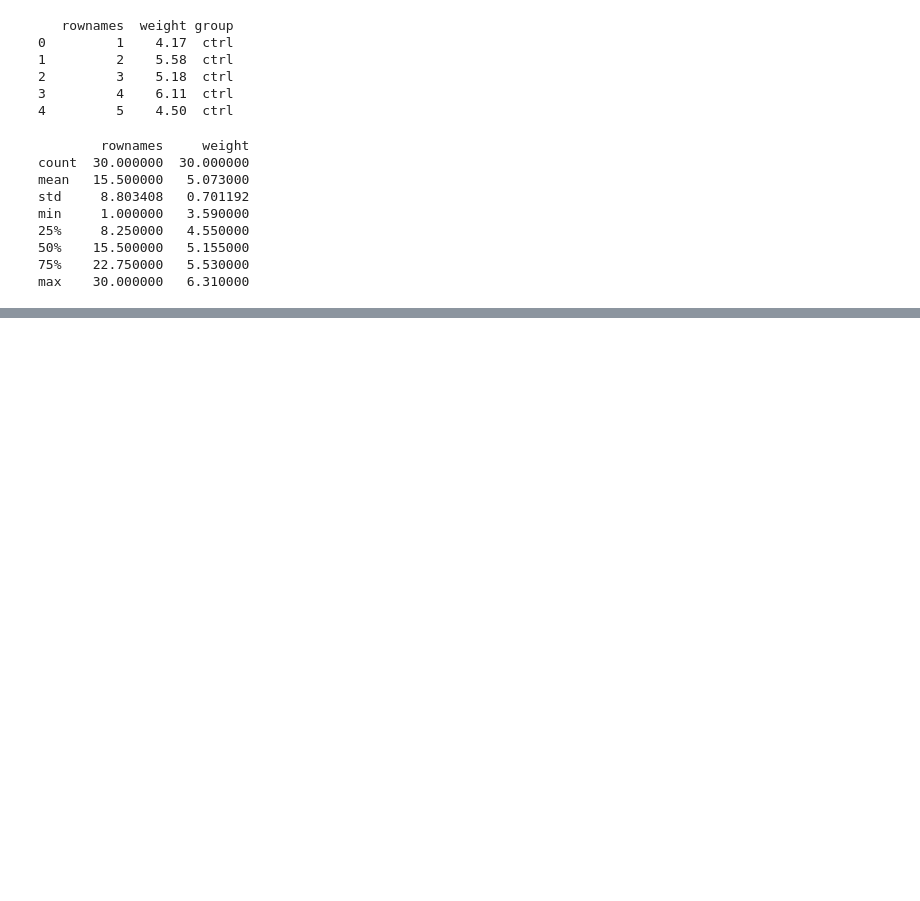
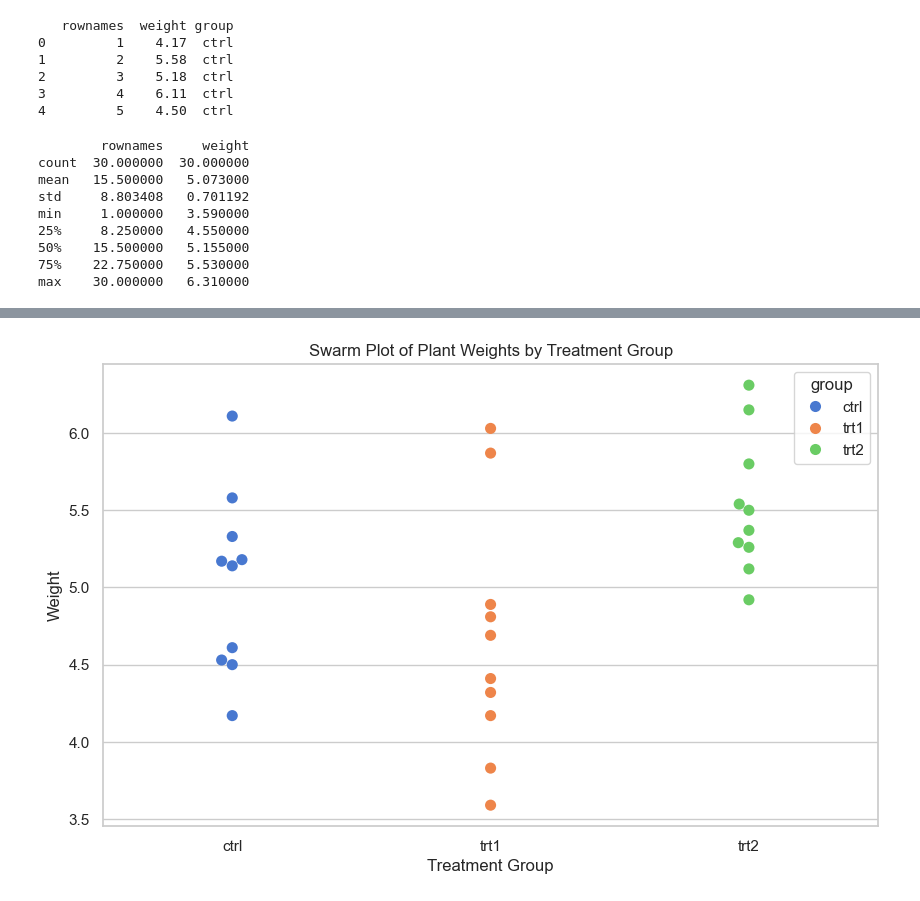
Before and after one commit to ECronin1973/Applied_Statistics_MyWork, a Jupyter notebook: project.ipynb, the cells around one changed output, grey strips where cells are left out. Cells and saved outputs as stored; diff of their text form; code cells hidden in the pictures; blank space fills up the shorter version.

```diff
--- a/project.ipynb
+++ b/project.ipynb
@@ -67,0 +146,9 @@ max    30.000000   6.310000
+# %%
+plt.figure(figsize=(10, 6))
+sns.swarmplot(x='group', y='weight', data=df, hue='group', palette="muted", size=8, legend=True)
+plt.title('Swarm Plot of Plant Weights by Treatment Group')
+plt.xlabel('Treatment Group')
+plt.ylabel('Weight')
+plt.show()
+# %% [output]
+[figure, added]
```
Also changed, not shown: parts of 18 cells of this notebook, 1 other file.
